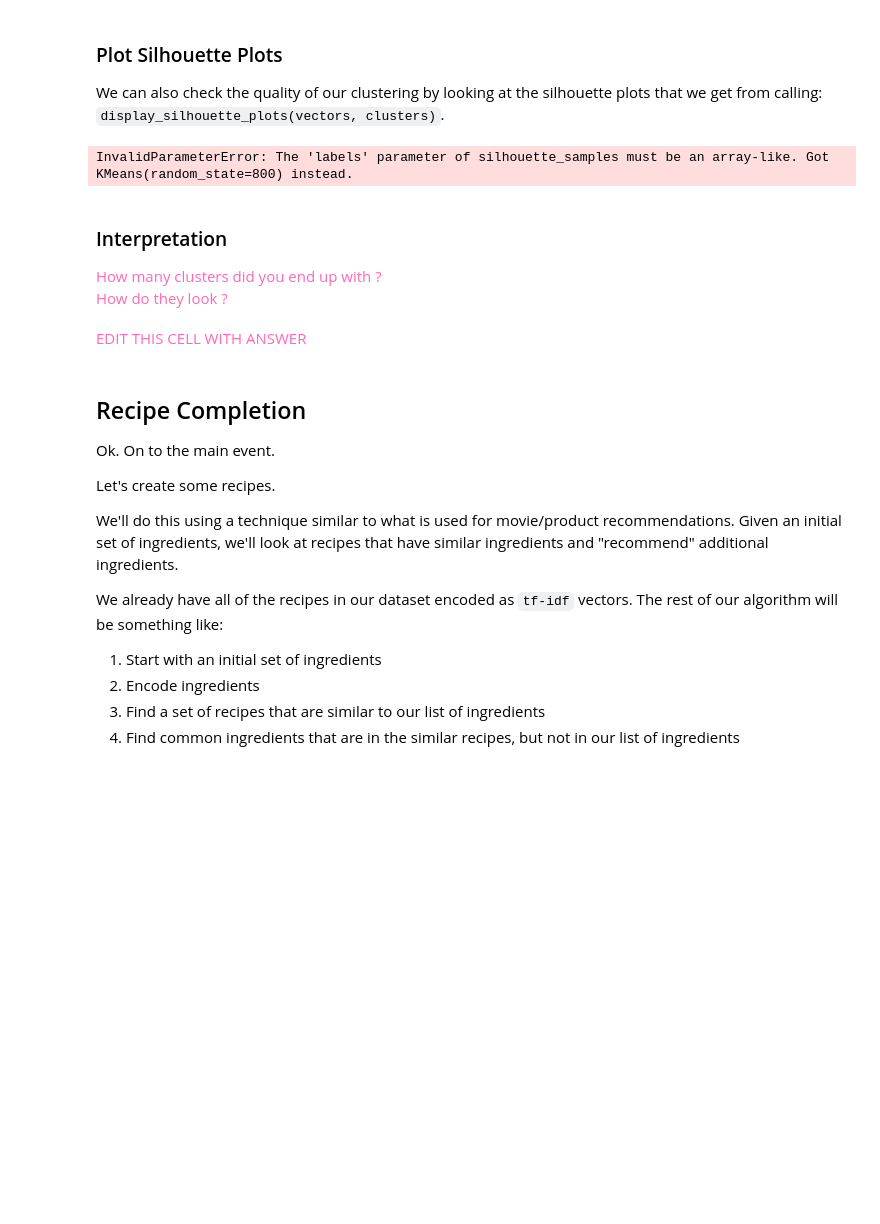
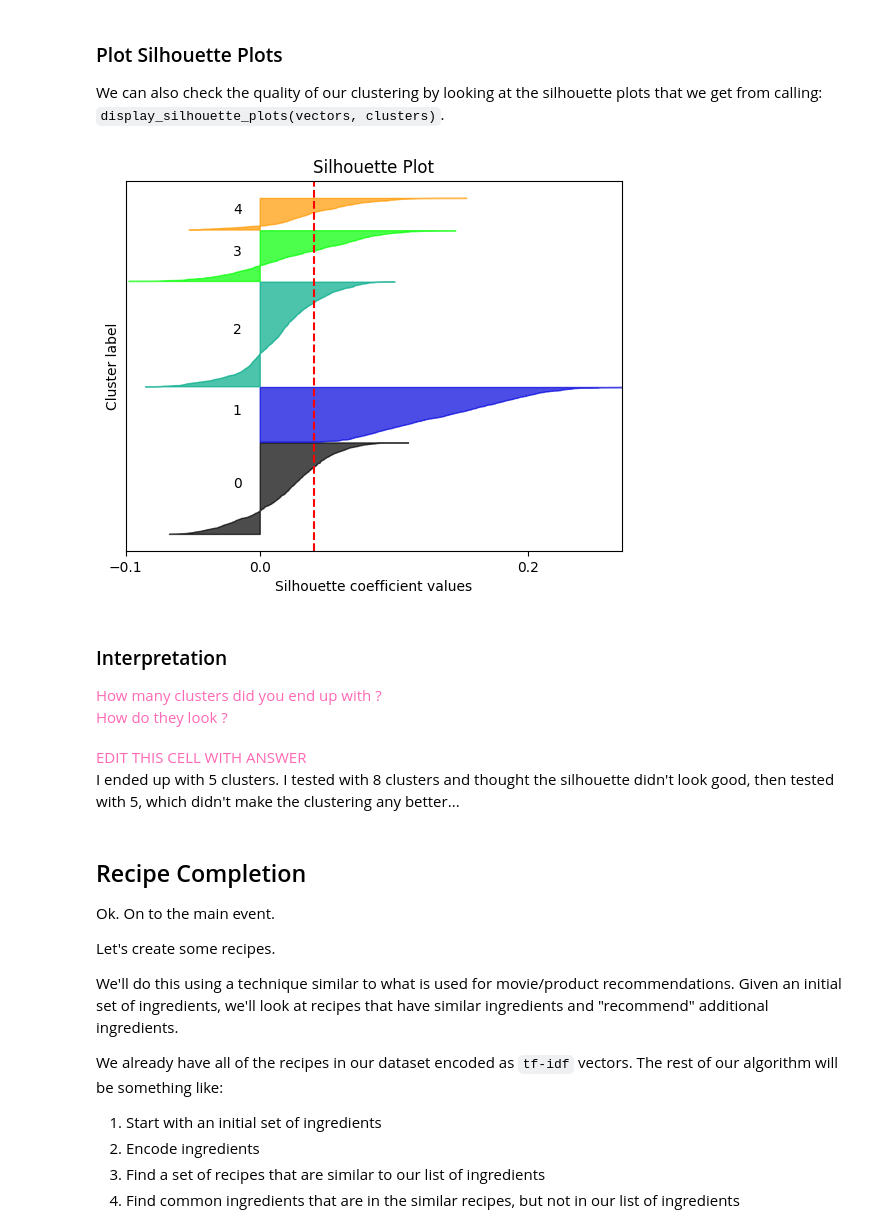
Before and after one commit to kaoriogawa-PSAM-5020-spring2026/Homework10, a Jupyter notebook: Homework10.ipynb, the cells around one changed output. Drawn from its saved outputs; the diff is of its cells as text; code cells hidden in the pictures; blank space fills up the shorter version.

```diff
--- a/Homework10.ipynb
+++ b/Homework10.ipynb
@@ -280,9 +280,9 @@ In a graph, data seems to be condensed around the center. The clusters are overl
 We can also check the quality of our clustering by looking at the silhouette plots that we get from calling:<br>
 `display_silhouette_plots(vectors, clusters)`.
 # %%
-display_silhouette_plots(recipes_vct, recipe_clusters)
+display_silhouette_plots(recipes_vct, recipe_clusters.labels_)
 # %% [output]
-InvalidParameterError: The 'labels' parameter of silhouette_samples must be an array-like. Got KMeans(random_state=800) instead.
+[figure, added]
 # %% [markdown]
 ### Interpretation
 
@@ -290,8 +290,9 @@ InvalidParameterError: The 'labels' parameter of silhouette_samples must be an a
 How many clusters did you end up with ?<br>
 How do they look ?<br>
 </span>
-# %% [markdown]
-<span style="color:hotpink;">EDIT THIS CELL WITH ANSWER</span>
+# %% [markdown]
+<span style="color:hotpink;">EDIT THIS CELL WITH ANSWER</span><br>
+I ended up with 5 clusters. I tested with 8 clusters and thought the silhouette didn't look good, then tested with 5, which didn't make the clustering any better...
 # %% [markdown]
 ## Recipe Completion
 
```
Also changed, not shown: parts of 2 cells of this notebook.
